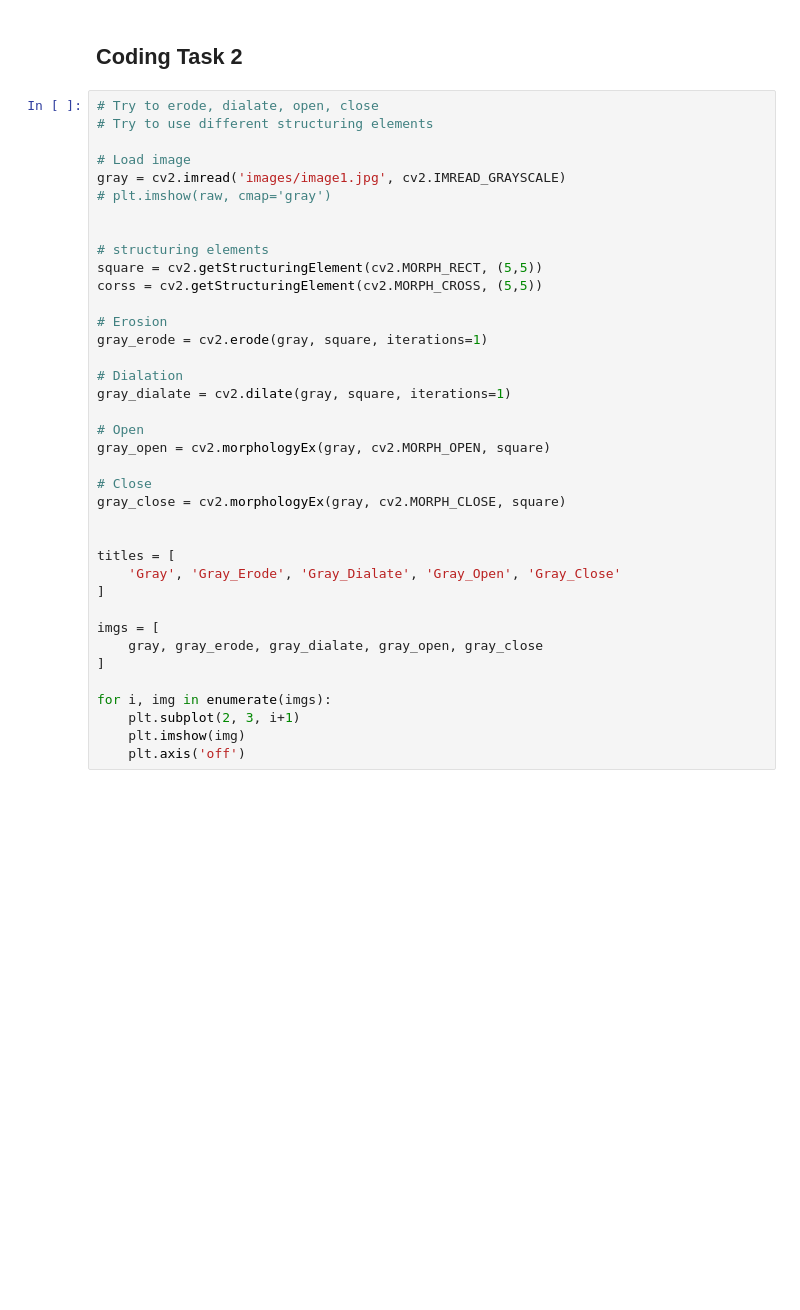
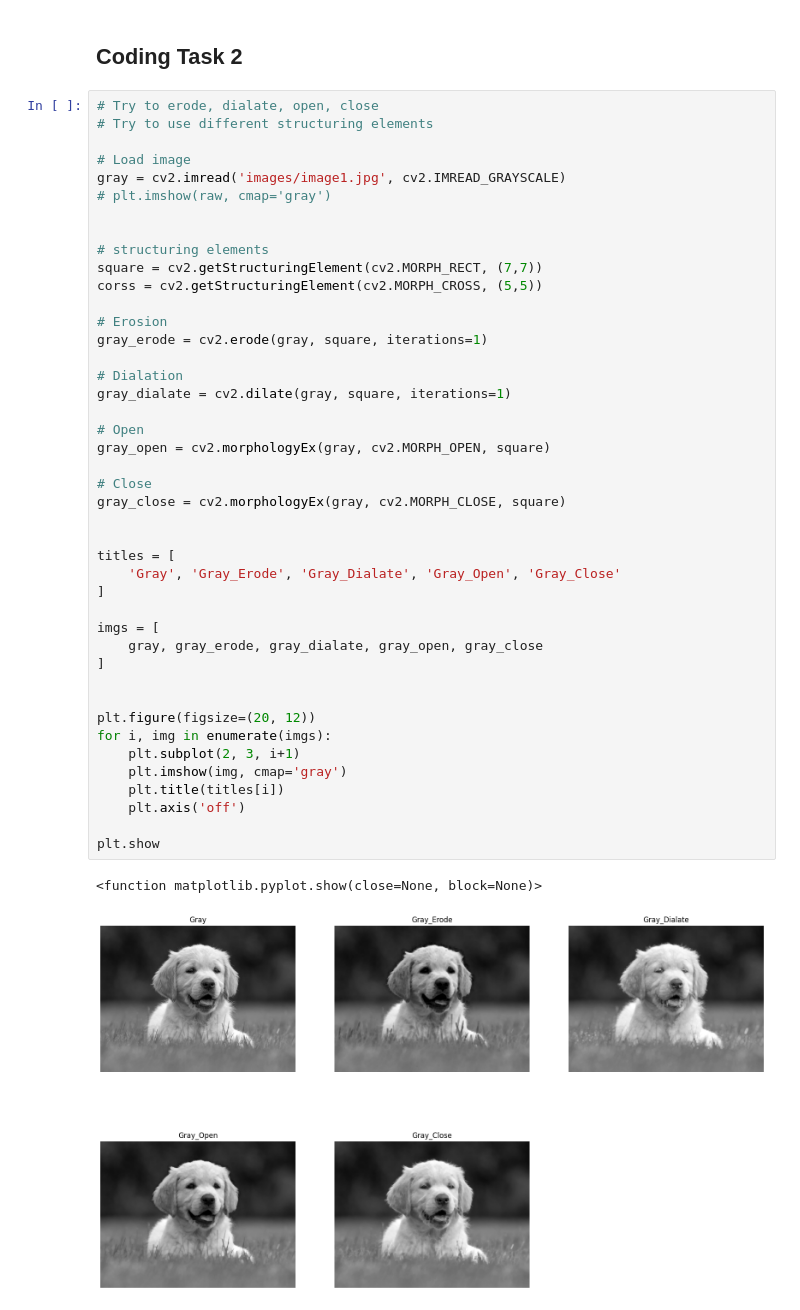
Before and after one commit to Muhammed-Esmail/StarUnion-AI, a Jupyter notebook: Week2/Topics.ipynb, the cells around one changed output. Saved outputs shown, nothing was run; the diff lists cells and outputs as text; blank space fills up the shorter version.

```diff
--- a/Week2/Topics.ipynb
+++ b/Week2/Topics.ipynb
@@ -100,32 +100,40 @@ gray = cv2.imread('images/image1.jpg', cv2.IMREAD_GRAYSCALE)
 # plt.imshow(raw, cmap='gray')
 
 
 # structuring elements
-square = cv2.getStructuringElement(cv2.MORPH_RECT, (5,5))
+square = cv2.getStructuringElement(cv2.MORPH_RECT, (7,7))
 corss = cv2.getStructuringElement(cv2.MORPH_CROSS, (5,5))
 
 # Erosion
 gray_erode = cv2.erode(gray, square, iterations=1)
 
 # Dialation
 gray_dialate = cv2.dilate(gray, square, iterations=1)
 
 # Open
 gray_open = cv2.morphologyEx(gray, cv2.MORPH_OPEN, square)
 
 # Close
 gray_close = cv2.morphologyEx(gray, cv2.MORPH_CLOSE, square)
 
 
 titles = [
     'Gray', 'Gray_Erode', 'Gray_Dialate', 'Gray_Open', 'Gray_Close'
 ]
 
 imgs = [
     gray, gray_erode, gray_dialate, gray_open, gray_close
 ]
 
+
+plt.figure(figsize=(20, 12))
 for i, img in enumerate(imgs):
     plt.subplot(2, 3, i+1)
-    plt.imshow(img)
+    plt.imshow(img, cmap='gray')
+    plt.title(titles[i])
     plt.axis('off')
+
+plt.show
+# %% [output]
+<function matplotlib.pyplot.show(close=None, block=None)>
+[figure, added]
```
Also changed, not shown: parts of 8 cells of this notebook, 5 other files.
